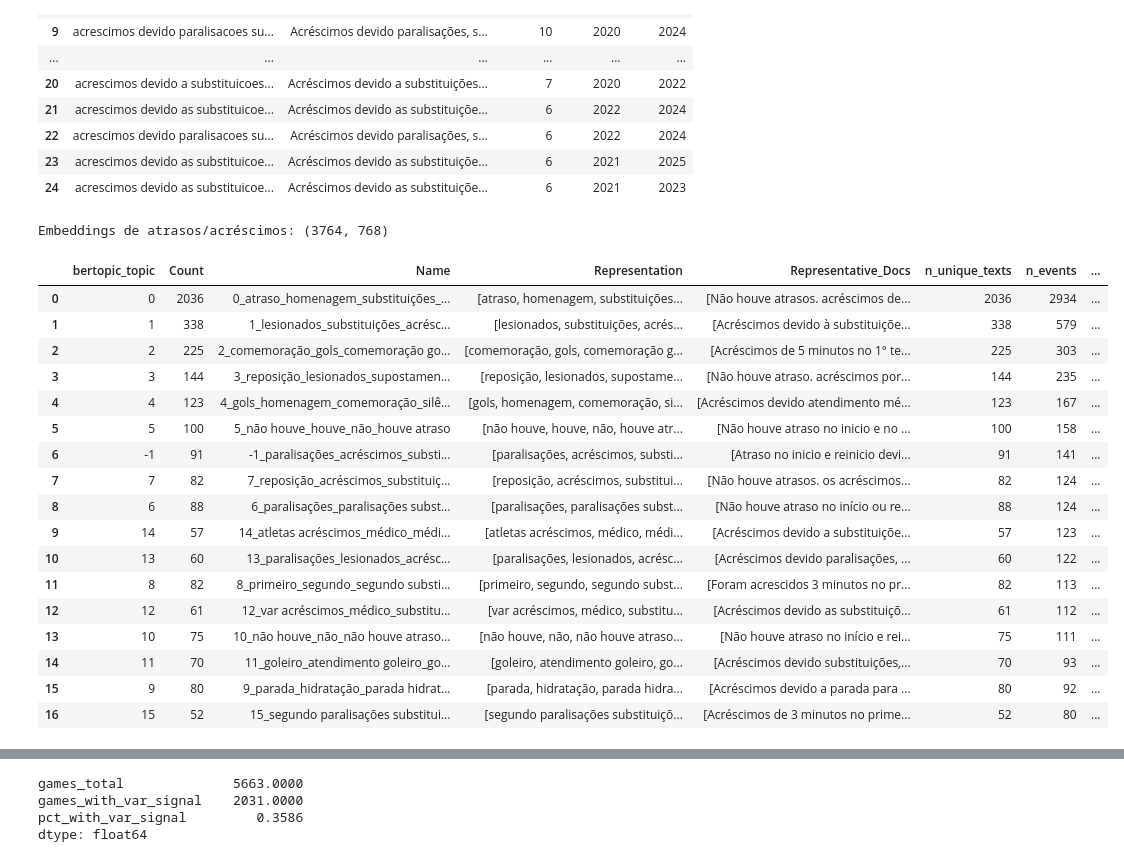
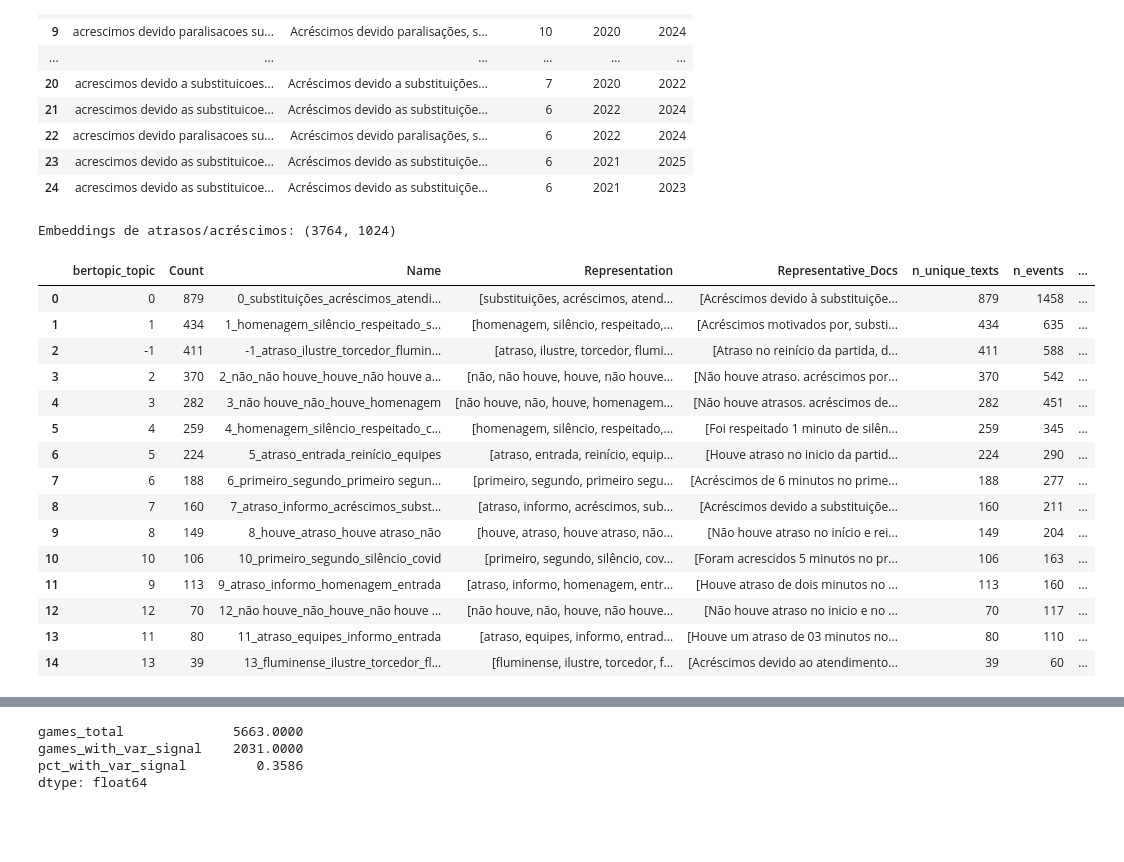
Before and after one commit to gcarbs1/cbf-match-report-analysis, a Jupyter notebook: notebooks/2-semantic_card_reasons_embeddings.ipynb, the cells around one changed output, grey strips where cells are left out. Cells and saved outputs as stored; diff of their text form; code cells hidden in the pictures; blank space fills up the shorter version.

```diff
--- a/notebooks/2-semantic_card_reasons_embeddings.ipynb
+++ b/notebooks/2-semantic_card_reasons_embeddings.ipynb
@@ -61,7 +61,9 @@ for directory in [MODELS_DIR, OUTPUT_DIR, CARD_OUTPUT_DIR, DELAY_OUTPUT_DIR, VIZ
 RANDOM_STATE = 42
 
 MODEL_NAME = "sentence-transformers/paraphrase-multilingual-mpnet-base-v2"
-FINETUNED_MODEL_DIR = MODELS_DIR / "football_card_reason_embeddings_two_pass"
+FINETUNED_MODEL_DIR = MODELS_DIR / "football_card_reason_mpnet_two_pass"
+ENCODE_PREFIX_PASSAGE = ""
+ENCODE_PREFIX_QUERY   = ""
 
 RUN_FINE_TUNING = True
 RETRAIN_FINETUNED_MODEL = False
@@ -72,9 +74,7 @@ MAX_TEXTS_PER_GROUP_FOR_FINETUNE = 220
 MAX_TEXT_PAIRS_PER_GROUP_FOR_FINETUNE = 450
 
 CARD_MIN_TOPIC_SIZE = 45
-CARD_MIN_SAMPLES = 12
 DELAY_MIN_TOPIC_SIZE = 35
-DELAY_MIN_SAMPLES = 8
 BERTOPIC_NGRAM_RANGE = (1, 3)
 
 CARD_TEXT_COLUMN = "card_reason_text"
@@ -83,8 +83,7 @@ DELAY_TEXT_COLUMN = "delay_reason_clean"
 
 TOP_N_CARD_TEXTS = 15
 TOP_N_TEAMS = 15
-TOP_N_REFEREES = 20
-
+TOP_N_REFEREES = 15
 
 def save_plot(fig, filename: str) -> None:
     fig.savefig(VIZ_PATH / filename, dpi=300, bbox_inches="tight")
@@ -262,43 +260,28 @@ PORTUGUESE_STOPWORDS = {
     "acrescimo", "acrescimos", "devido", "inicio", "reinicio", "tempo", "minuto", "minutos", "jogadores",
 }
 
-
-def make_topic_model(min_topic_size: int, min_samples: int, n_neighbors: int = 20, n_components: int = 5) -> BERTopic:
+def make_topic_model(min_topic_size: int) -> BERTopic:
     vectorizer_model = CountVectorizer(
         stop_words=list(PORTUGUESE_STOPWORDS),
         ngram_range=BERTOPIC_NGRAM_RANGE,
         min_df=2,
     )
-    umap_model = umap.UMAP(
-        n_neighbors=n_neighbors,
-        n_components=n_components,
-        min_dist=0.0,
-        metric="cosine",
-        random_state=RANDOM_STATE,
-    )
-    hdbscan_model = hdbscan.HDBSCAN(
-        min_cluster_size=min_topic_size,
-        min_samples=min_samples,
-        metric="euclidean",
-        prediction_data=True,
-    )
+    umap_model = umap.UMAP(min_dist=0.0, random_state=RANDOM_STATE)
     return BERTopic(
         language="multilingual",
         embedding_model=None,
         umap_model=umap_model,
-        hdbscan_model=hdbscan_model,
         vectorizer_model=vectorizer_model,
+        min_topic_size=min_topic_size,
         calculate_probabilities=False,
         verbose=False,
     )
-
 
 def topic_words(topic_model: BERTopic, topic_id: int, top_n: int = 8) -> str:
     if topic_id == -1:
         return "outliers"
     words = topic_model.get_topic(topic_id) or []
     return ", ".join(word for word, _ in words[:top_n])
-
 
 def build_topic_summary(topic_model: BERTopic, text_counts: pd.DataFrame, topic_col: str) -> pd.DataFrame:
     topic_info = topic_model.get_topic_info().rename(columns={"Topic": topic_col})
@@ -314,7 +297,6 @@ def build_topic_summary(topic_model: BERTopic, text_counts: pd.DataFrame, topic_
     summary["top_terms"] = summary[topic_col].map(lambda topic_id: topic_words(topic_model, int(topic_id)))
     return summary.sort_values("n_events", ascending=False).reset_index(drop=True)
 
-
 def top_examples_by_topic(text_counts: pd.DataFrame, topic_col: str, top_n: int = 5) -> pd.DataFrame:
     columns = [topic_col, "n_events", "text_for_embedding"]
     return (
@@ -1115,8 +1211,8 @@ delay_text_counts.head(25)
 | 24 | acrescimos devido as substituicoe... | Acréscimos devido as substituiçõe... | 6 | 2021 | 2023 |
 # %%
 delay_texts = delay_text_counts["text_for_embedding"].tolist()
-delay_embeddings = embedding_model.encode(
-    delay_texts,
+delay_embeddings = base_model.encode(
+    [ENCODE_PREFIX_PASSAGE + t for t in delay_texts],
     show_progress_bar=True,
     normalize_embeddings=True,
     batch_size=64,
@@ -1124,39 +1220,32 @@ delay_embeddings = embedding_model.encode(
 delay_embeddings = np.asarray(delay_embeddings)
 print(f"Embeddings de atrasos/acréscimos: {delay_embeddings.shape}")
 # %% [output]
-Embeddings de atrasos/acréscimos: (3764, 768)
+Embeddings de atrasos/acréscimos: (3764, 1024)
 # %%
-delay_topic_model = make_topic_model(
-    min_topic_size=DELAY_MIN_TOPIC_SIZE,
-    min_samples=DELAY_MIN_SAMPLES,
-    n_neighbors=25,
-    n_components=5,
-)
+delay_topic_model = make_topic_model(DELAY_MIN_TOPIC_SIZE)
 delay_topics, _ = delay_topic_model.fit_transform(delay_texts, embeddings=delay_embeddings)
 delay_text_counts["bertopic_topic"] = delay_topics
 
 delay_text_counts_for_summary = delay_text_counts.rename(columns={"n_games": "n_events"})
 delay_topic_summary = build_topic_summary(delay_topic_model, delay_text_counts_for_summary, "bertopic_topic")
 delay_topic_summary.head(20)
 # %% [output]
 |  | bertopic_topic | Count | Name | Representation | Representative_Docs | n_unique_texts | n_events | ... |
-| 0 | 0 | 2036 | 0_atraso_homenagem_substituições_... | [atraso, homenagem, substituições... | [Não houve atrasos. acréscimos de... | 2036 | 2934 | ... |
-| 1 | 1 | 338 | 1_lesionados_substituições_acrésc... | [lesionados, substituições, acrés... | [Acréscimos devido à substituiçõe... | 338 | 579 | ... |
-| 2 | 2 | 225 | 2_comemoração_gols_comemoração go... | [comemoração, gols, comemoração g... | [Acréscimos de 5 minutos no 1° te... | 225 | 303 | ... |
-| 3 | 3 | 144 | 3_reposição_lesionados_supostamen... | [reposição, lesionados, supostame... | [Não houve atraso. acréscimos por... | 144 | 235 | ... |
-| 4 | 4 | 123 | 4_gols_homenagem_comemoração_silê... | [gols, homenagem, comemoração, si... | [Acréscimos devido atendimento mé... | 123 | 167 | ... |
-| 5 | 5 | 100 | 5_não houve_houve_não_houve atraso | [não houve, houve, não, houve atr... | [Não houve atraso no inicio e no ... | 100 | 158 | ... |
-| 6 | -1 | 91 | -1_paralisações_acréscimos_substi... | [paralisações, acréscimos, substi... | [Atraso no inicio e reinicio devi... | 91 | 141 | ... |
-| 7 | 7 | 82 | 7_reposição_acréscimos_substituiç... | [reposição, acréscimos, substitui... | [Não houve atrasos. os acréscimos... | 82 | 124 | ... |
-| 8 | 6 | 88 | 6_paralisações_paralisações subst... | [paralisações, paralisações subst... | [Não houve atraso no início ou re... | 88 | 124 | ... |
-| 9 | 14 | 57 | 14_atletas acréscimos_médico_médi... | [atletas acréscimos, médico, médi... | [Acréscimos devido a substituiçõe... | 57 | 123 | ... |
-| 10 | 13 | 60 | 13_paralisações_lesionados_acrésc... | [paralisações, lesionados, acrésc... | [Acréscimos devido paralisações, ... | 60 | 122 | ... |
-| 11 | 8 | 82 | 8_primeiro_segundo_segundo substi... | [primeiro, segundo, segundo subst... | [Foram acrescidos 3 minutos no pr... | 82 | 113 | ... |
-| 12 | 12 | 61 | 12_var acréscimos_médico_substitu... | [var acréscimos, médico, substitu... | [Acréscimos devido as substituiçõ... | 61 | 112 | ... |
-| 13 | 10 | 75 | 10_não houve_não_não houve atraso... | [não houve, não, não houve atraso... | [Não houve atraso no início e rei... | 75 | 111 | ... |
-| 14 | 11 | 70 | 11_goleiro_atendimento goleiro_go... | [goleiro, atendimento goleiro, go... | [Acréscimos devido substituições,... | 70 | 93 | ... |
-| 15 | 9 | 80 | 9_parada_hidratação_parada hidrat... | [parada, hidratação, parada hidra... | [Acréscimos devido a parada para ... | 80 | 92 | ... |
-| 16 | 15 | 52 | 15_segundo paralisações substitui... | [segundo paralisações substituiçõ... | [Acréscimos de 3 minutos no prime... | 52 | 80 | ... |
+| 0 | 0 | 879 | 0_substituições_acréscimos_atendi... | [substituições, acréscimos, atend... | [Acréscimos devido à substituiçõe... | 879 | 1458 | ... |
+| 1 | 1 | 434 | 1_homenagem_silêncio_respeitado_s... | [homenagem, silêncio, respeitado,... | [Acréscimos motivados por, substi... | 434 | 635 | ... |
+| 2 | -1 | 411 | -1_atraso_ilustre_torcedor_flumin... | [atraso, ilustre, torcedor, flumi... | [Atraso no reinício da partida, d... | 411 | 588 | ... |
+| 3 | 2 | 370 | 2_não_não houve_houve_não houve a... | [não, não houve, houve, não houve... | [Não houve atraso. acréscimos por... | 370 | 542 | ... |
+| 4 | 3 | 282 | 3_não houve_não_houve_homenagem | [não houve, não, houve, homenagem... | [Não houve atrasos. acréscimos de... | 282 | 451 | ... |
+| 5 | 4 | 259 | 4_homenagem_silêncio_respeitado_c... | [homenagem, silêncio, respeitado,... | [Foi respeitado 1 minuto de silên... | 259 | 345 | ... |
+| 6 | 5 | 224 | 5_atraso_entrada_reinício_equipes | [atraso, entrada, reinício, equip... | [Houve atraso no inicio da partid... | 224 | 290 | ... |
+| 7 | 6 | 188 | 6_primeiro_segundo_primeiro segun... | [primeiro, segundo, primeiro segu... | [Acréscimos de 6 minutos no prime... | 188 | 277 | ... |
+| 8 | 7 | 160 | 7_atraso_informo_acréscimos_subst... | [atraso, informo, acréscimos, sub... | [Acréscimos devido a substituiçõe... | 160 | 211 | ... |
+| 9 | 8 | 149 | 8_houve_atraso_houve atraso_não | [houve, atraso, houve atraso, não... | [Não houve atraso no início e rei... | 149 | 204 | ... |
+| 10 | 10 | 106 | 10_primeiro_segundo_silêncio_covid | [primeiro, segundo, silêncio, cov... | [Foram acrescidos 5 minutos no pr... | 106 | 163 | ... |
+| 11 | 9 | 113 | 9_atraso_informo_homenagem_entrada | [atraso, informo, homenagem, entr... | [Houve atraso de dois minutos no ... | 113 | 160 | ... |
+| 12 | 12 | 70 | 12_não houve_não_houve_não houve ... | [não houve, não, houve, não houve... | [Não houve atraso no inicio e no ... | 70 | 117 | ... |
+| 13 | 11 | 80 | 11_atraso_equipes_informo_entrada | [atraso, equipes, informo, entrad... | [Houve um atraso de 03 minutos no... | 80 | 110 | ... |
+| 14 | 13 | 39 | 13_fluminense_ilustre_torcedor_fl... | [fluminense, ilustre, torcedor, f... | [Acréscimos devido ao atendimento... | 39 | 60 | ... |
 # %%
 delay_topic_examples = top_examples_by_topic(
     delay_text_counts.rename(columns={"n_games": "n_events"}),
```
Also changed, not shown: parts of 42 cells of this notebook, 7 other files.
